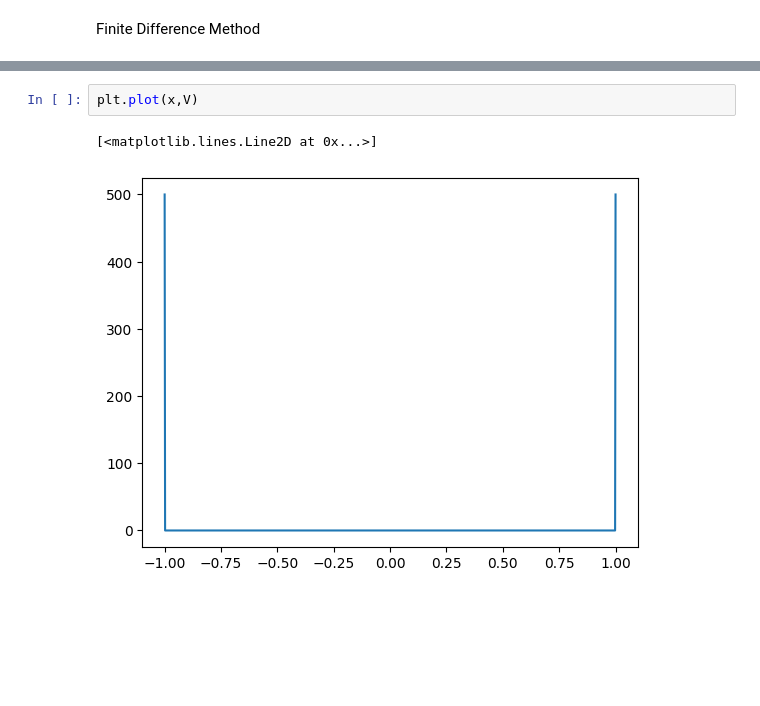
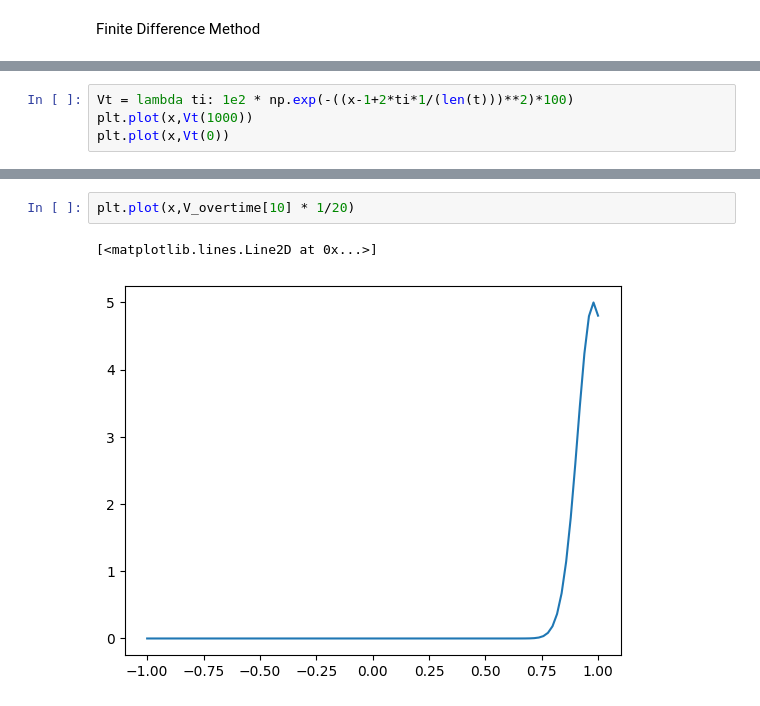
Before and after one commit to twalk335/Math-3150-Final-Project, a Jupyter notebook: Crank.ipynb, the cells around one changed output, grey strips where cells are left out. Drawn from its saved outputs; the diff is of its cells as text; blank space fills up the shorter version.

```diff
--- a/Crank.ipynb
+++ b/Crank.ipynb
@@ -88,0 +53,4 @@ print(np.trapz(np.absolute(sols)**2))
+# %%
+Vt = lambda ti: 1e2 * np.exp(-((x-1+2*ti*1/(len(t)))**2)*100)
+plt.plot(x,Vt(1000))
+plt.plot(x,Vt(0))
@@ -89,5 +121,5 @@ print(np.trapz(np.absolute(sols)**2))
 # %%
-plt.plot(x,V)
+plt.plot(x,V_overtime[10] * 1/20)
 # %% [output]
 [<matplotlib.lines.Line2D at 0x...>]
-[figure, old version]
+[figure, new version]
```
Also changed, not shown: parts of 7 cells of this notebook.
